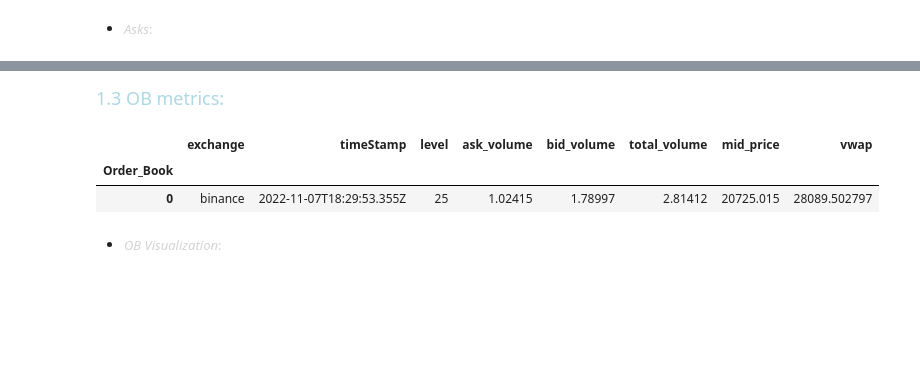
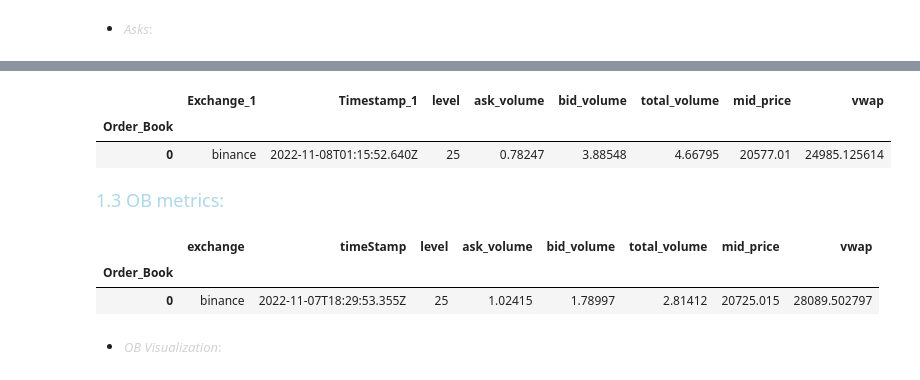
Before and after one commit to EstebanMqz/Microstructure-Visualization-Modelling, a Jupyter notebook: notebook.ipynb, the cells around one changed output, grey strips where cells are left out. Saved outputs shown, nothing was run; the diff lists cells and outputs as text; code cells hidden in the pictures; blank space fills up the shorter version.

```diff
--- a/notebook.ipynb
+++ b/notebook.ipynb
@@ -158,3 +208,30 @@ ohlcv_df
+# %%
+binance = ccxt.binance()
+
+ob = binance.fetch_order_book(str(criptos[0]), limit=25)
+
+bids = pd.DataFrame(ob['bids'], columns = ['price','quantity'])
+asks = pd.DataFrame(ob['asks'], columns = ['price','quantity'])
+
+time_stamp = binance.iso8601(binance.milliseconds())
+levels = asks.count()[0]
+ask_volume = asks.quantity.sum()
+bid_volume = bids.quantity.sum()
+total_volume = bid_volume + ask_volume
+mid_price = (bids.price[0] + asks.price[0])*.5
+vwap = bids.price[0] + asks.price[0] / (bid_volume + ask_volume)
+
+ob= pd.DataFrame({"Exchange_1" : exchanges[0],"Timestamp_1" : time_stamp, "level" : levels,
+                 'ask_volume':  ask_volume, 'bid_volume': bid_volume, 'total_volume': total_volume,
+                 'mid_price': mid_price, 'vwap' : vwap}, index = ['0'])
+
+ob.index.name = 'Order_Book'
+
+ob
+# %% [output]
+|  | Exchange_1 | Timestamp_1 | level | ask_volume | bid_volume | total_volume | mid_price | vwap |
+| Order_Book |  |  |  |  |  |  |  |  |
+| 0 | binance | 2022-11-08T01:15:52.640Z | 25 | 0.78247 | 3.88548 | 4.66795 | 20577.01 | 24985.125614 |
 # %% [markdown]
 <font color= lightblue> <font size = 4> 1.3 OB metrics: </font>
 # %%
```
Also changed, not shown: parts of 17 cells of this notebook, 2 other files.
